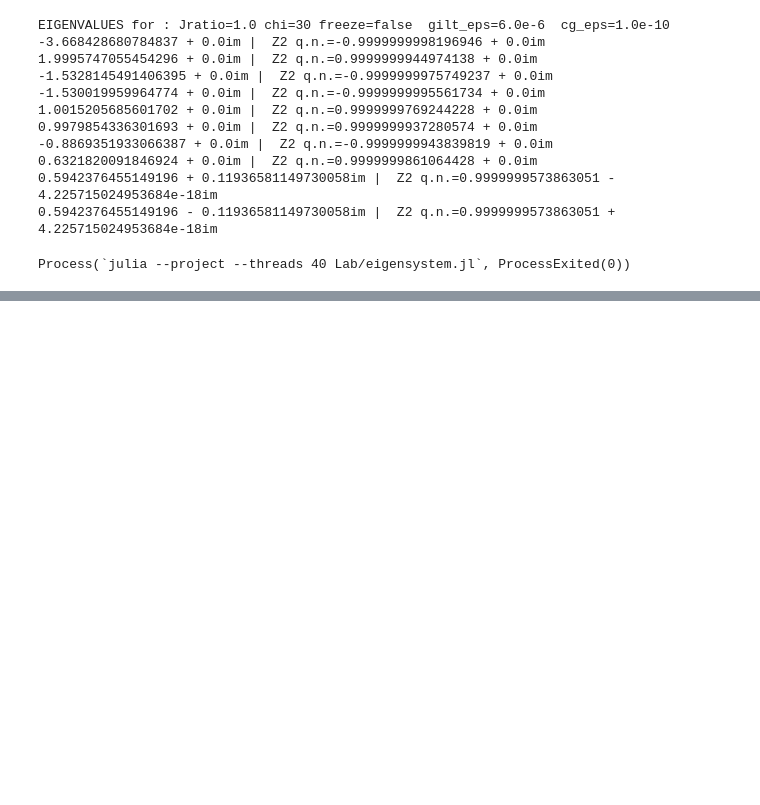
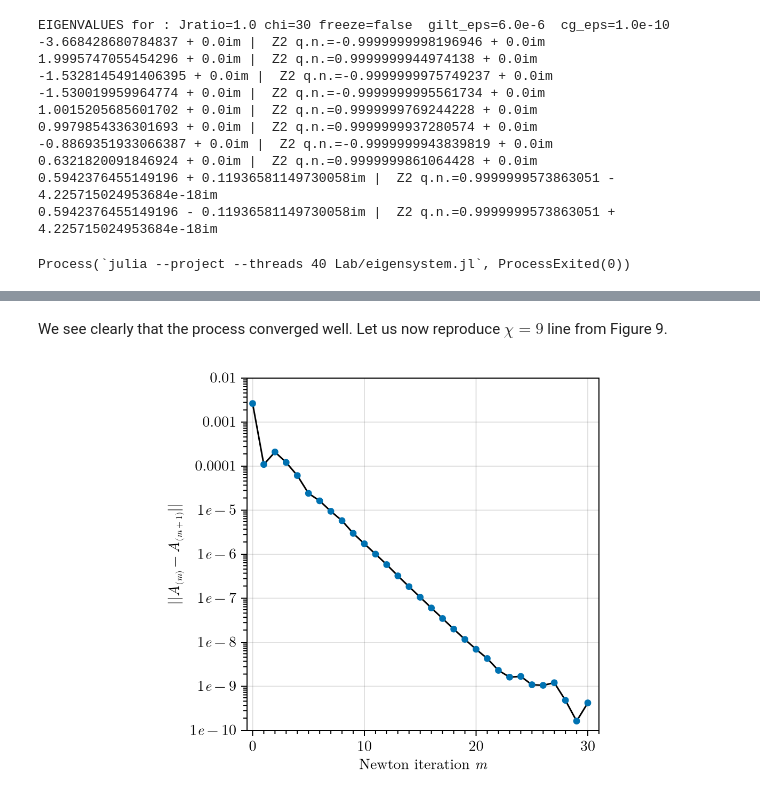
Before and after one commit to ebelnikola/GILT_TNR_R, a Jupyter notebook: Newton_method_paper_results_reproduction.ipynb, the cells around one changed output, grey strips where cells are left out. Cells and saved outputs as stored; diff of their text form; code cells hidden in the pictures; blank space fills up the shorter version.

```diff
--- a/Newton_method_paper_results_reproduction.ipynb
+++ b/Newton_method_paper_results_reproduction.ipynb
@@ -284,0 +326,30 @@ Let us now proceed to the Newton's algorithm. First, we need to find the critica
+# %% [markdown]
+We see clearly that the process converged well. Let us now reproduce $\chi=9$ line from Figure 9.
+# %%
+ϕ=(1+sqrt(5))/2
+fig = Figure(; size = (ϕ * 400, 400));
+
+ax = Axis(fig[1, 1],
+	yscale = log10,
+	xlabel = L"\text{Newton iteration } m",
+	ylabel = L"||A_{(m)}-A_{(m+1)}||",
+	limits = (-0.5, 31, 10^(-10), 10^(-2)),
+	xminorticksvisible = true,
+	yminorticksvisible = true,
+	xminorticks = IntervalsBetween(10),
+	yminorticks = IntervalsBetween(10),
+	ytickformat = int_powers_of_10_scientific_LaTeX,
+	xtickformat = int_LaTeX,
+	yticks = vcat([0.01], 10.0 .^ ([-3, -4, -5, -6, -7, -8, -9, -10])),
+);
+ax.aspect = 1
+
+r=9
+dat = deserialize("newton/rotate=true_30_6.0e-6_1.0e-10_jac_approximation_rank=$r.data")
+A_hist = dat["A_newton"]
+lines!(ax, 0:(length(A_hist)-2), variation(A_hist) .|> norm, color =:black, label = "$r")
+scatter!(ax, 0:(length(A_hist)-2), variation(A_hist) .|> norm, label= "$r")
+
+fig
+# %% [output]
+[figure, added]
```
Also changed, not shown: parts of 7 cells of this notebook, 2 other files.
